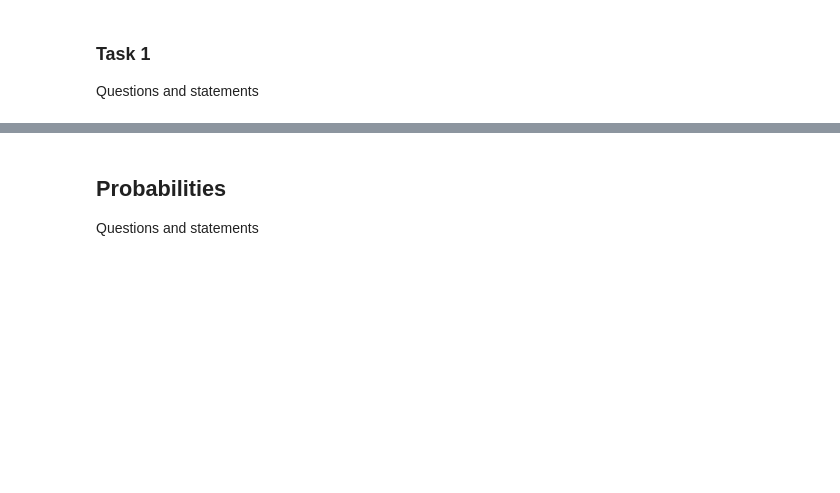
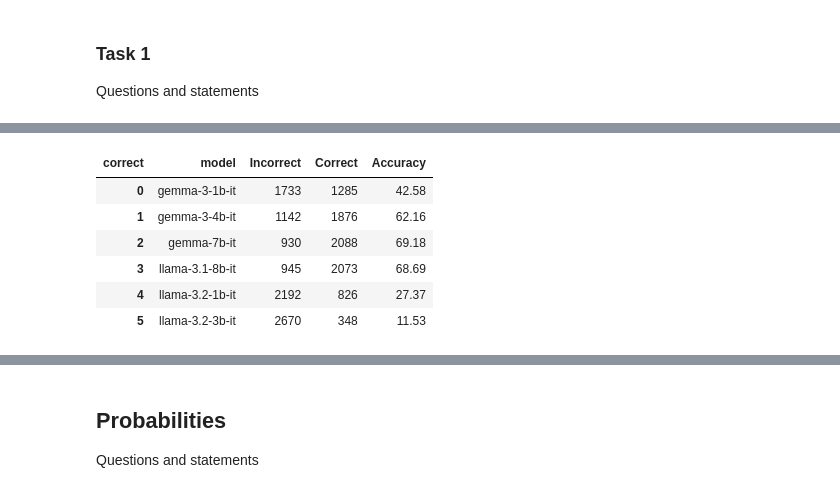
Before and after one commit to aittam9/meronymy, a Jupyter notebook: scripts/analysis.ipynb, the cells around one changed output, grey strips where cells are left out. Saved outputs shown, nothing was run; the diff lists cells and outputs as text; code cells hidden in the pictures; blank space fills up the shorter version.

```diff
--- a/scripts/analysis.ipynb
+++ b/scripts/analysis.ipynb
@@ -29,0 +62,13 @@ plt.tight_layout()
+# %%
+aggregated_statements = all_results_statements.groupby(["model", "correct"]).size().unstack() #.plot(kind="bar", color = ["gray", "lightgray"] )
+aggregated_statements["Accuracy"] = round(aggregated_statements[True] / (aggregated_statements[True] + aggregated_statements[False]) * 100, 2)
+aggregated_statements = aggregated_statements.reset_index().rename(columns={True: "Correct", False: "Incorrect"})
+aggregated_statements
+# %% [output]
+| correct | model | Incorrect | Correct | Accuracy |
+| 0 | gemma-3-1b-it | 1733 | 1285 | 42.58 |
+| 1 | gemma-3-4b-it | 1142 | 1876 | 62.16 |
+| 2 | gemma-7b-it | 930 | 2088 | 69.18 |
+| 3 | llama-3.1-8b-it | 945 | 2073 | 68.69 |
+| 4 | llama-3.2-1b-it | 2192 | 826 | 27.37 |
+| 5 | llama-3.2-3b-it | 2670 | 348 | 11.53 |
```
Also changed, not shown: parts of 10 cells of this notebook, 3 other files.
